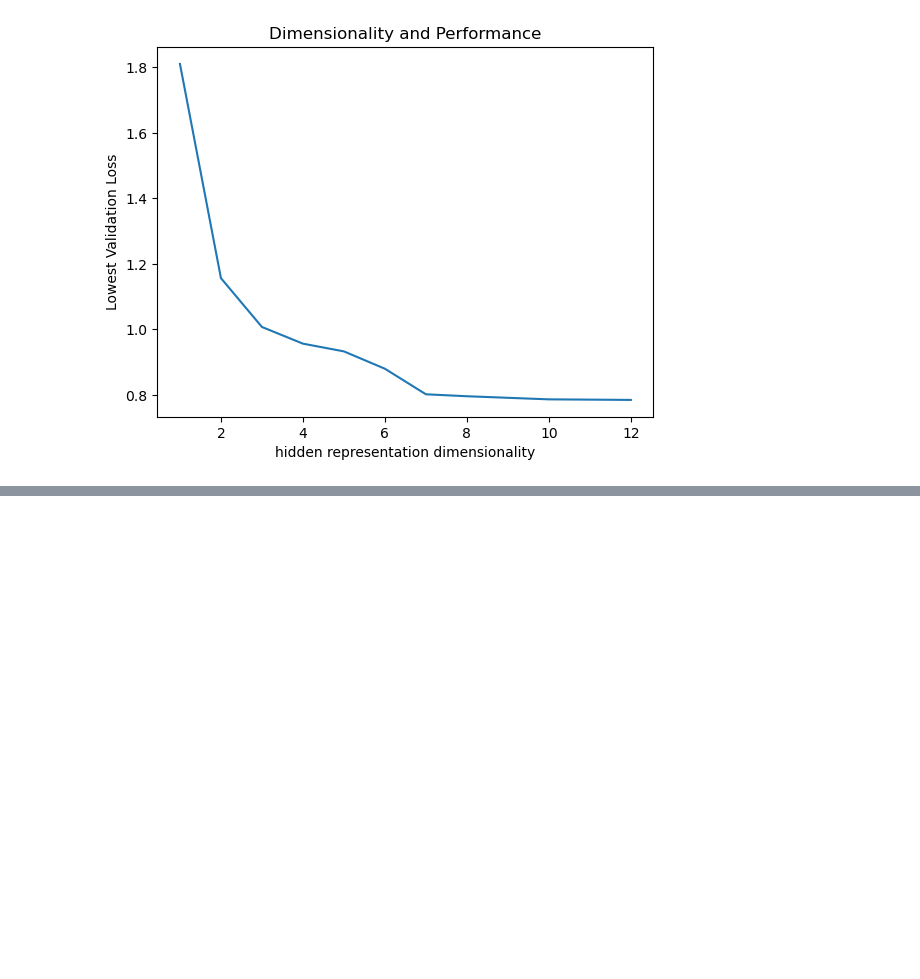
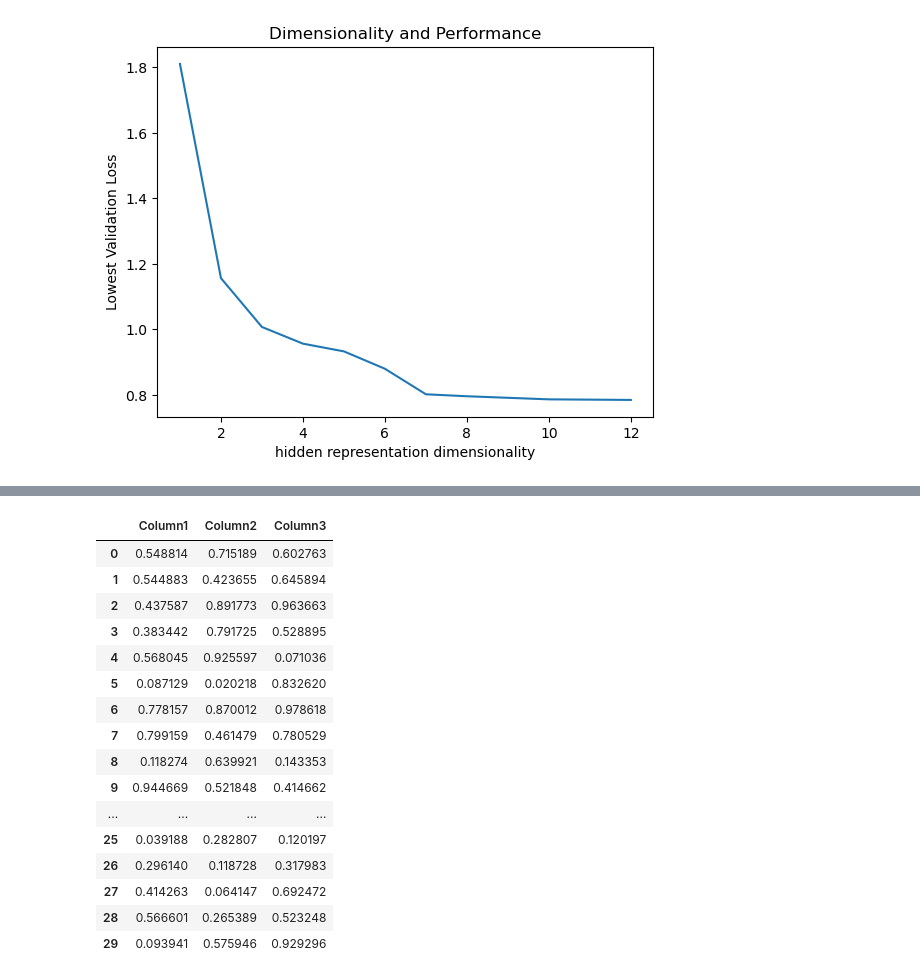
Before and after one commit to Frankalexej/featln, a Jupyter notebook: result_man_diminspection.ipynb, the cells around one changed output, grey strips where cells are left out. Drawn from its saved outputs; the diff is of its cells as text; code cells hidden in the pictures; blank space fills up the shorter version.

```diff
--- a/result_man_diminspection.ipynb
+++ b/result_man_diminspection.ipynb
@@ -48,0 +89,33 @@ plt.show()
+# %%
+import numpy as np
+import pandas as pd
+
+# Set the random seed for reproducibility
+np.random.seed(0)
+
+# Generate random data
+data = np.random.rand(30, 3)
+
+# Convert the data into a DataFrame
+df = pd.DataFrame(data, columns=['Column1', 'Column2', 'Column3'])
+
+# Display the DataFrame
+df
+# %% [output]
+|  | Column1 | Column2 | Column3 |
+| 0 | 0.548814 | 0.715189 | 0.602763 |
+| 1 | 0.544883 | 0.423655 | 0.645894 |
+| 2 | 0.437587 | 0.891773 | 0.963663 |
+| 3 | 0.383442 | 0.791725 | 0.528895 |
+| 4 | 0.568045 | 0.925597 | 0.071036 |
+| 5 | 0.087129 | 0.020218 | 0.832620 |
+| 6 | 0.778157 | 0.870012 | 0.978618 |
+| 7 | 0.799159 | 0.461479 | 0.780529 |
+| 8 | 0.118274 | 0.639921 | 0.143353 |
+| 9 | 0.944669 | 0.521848 | 0.414662 |
+| ... | ... | ... | ... |
+| 25 | 0.039188 | 0.282807 | 0.120197 |
+| 26 | 0.296140 | 0.118728 | 0.317983 |
+| 27 | 0.414263 | 0.064147 | 0.692472 |
+| 28 | 0.566601 | 0.265389 | 0.523248 |
+| 29 | 0.093941 | 0.575946 | 0.929296 |
```
Also changed, not shown: parts of 21 cells of this notebook, 12 other files.
